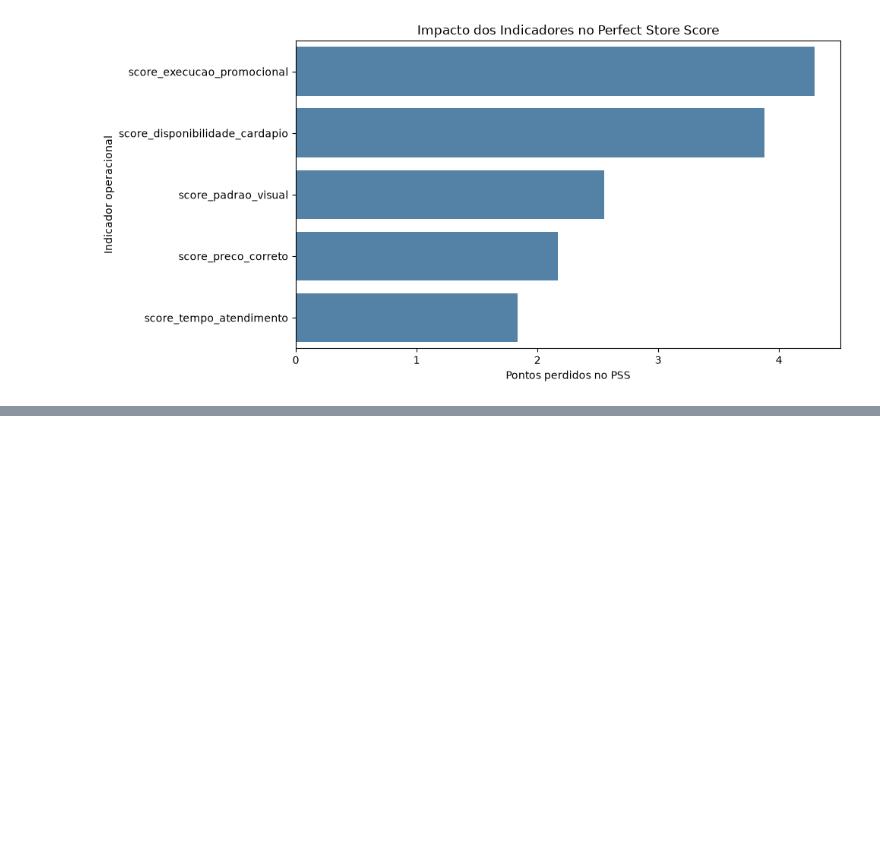
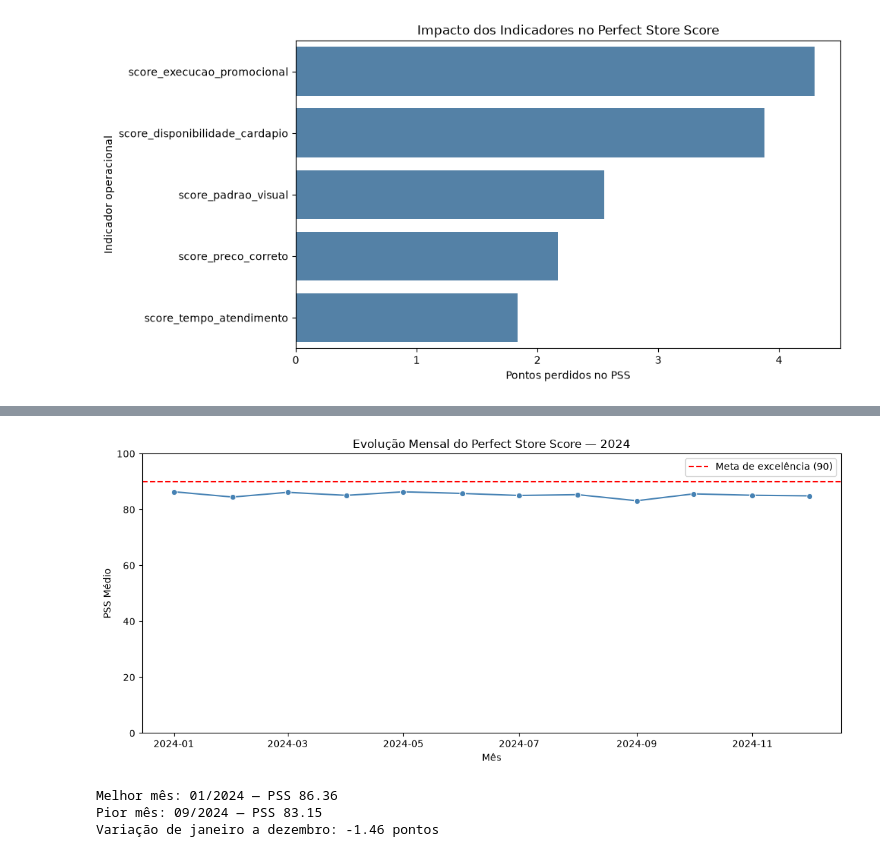
Before and after one commit to DanielDevCC26/perfect-store-analysis, a Jupyter notebook: notebooks/perfect_store_analysis.ipynb, the cells around one changed output, grey strips where cells are left out. Drawn from its saved outputs; the diff is of its cells as text; code cells hidden in the pictures; blank space fills up the shorter version.

```diff
--- a/notebooks/perfect_store_analysis.ipynb
+++ b/notebooks/perfect_store_analysis.ipynb
@@ -374,0 +449,59 @@ plt.show()
+# %%
+# Calcular o PSS médio de cada mês
+evolucao_mensal = df.groupby(
+    "mes_referencia",
+    as_index=False
+).agg(
+    pss_medio=("pss", "mean")
+)
+
+# Criar gráfico de evolução mensal
+plt.figure(figsize=(11, 5))
+
+sns.lineplot(
+    data=evolucao_mensal,
+    x="mes_referencia",
+    y="pss_medio",
+    marker="o",
+    color="steelblue"
+)
+
+# Adicionar linha de referência da meta
+plt.axhline(
+    y=90,
+    color="red",
+    linestyle="--",
+    label="Meta de excelência (90)"
+)
+
+# Configurar títulos e eixos
+plt.title("Evolução Mensal do Perfect Store Score — 2024")
+plt.xlabel("Mês")
+plt.ylabel("PSS Médio")
+plt.ylim(0, 100)
+plt.legend()
+
+# Ajustar o layout e exibir o gráfico
+plt.tight_layout()
+plt.show()
+# %% [output]
+[figure, added]
+# %%
+# Identificar os meses de melhor e pior desempenho
+melhor_mes = evolucao_mensal.loc[evolucao_mensal["pss_medio"].idxmax()]
+pior_mes = evolucao_mensal.loc[evolucao_mensal["pss_medio"].idxmin()]
+
+# Calcular a variação do PSS entre janeiro e dezembro
+variacao_anual = (
+    evolucao_mensal["pss_medio"].iloc[-1]
+    - evolucao_mensal["pss_medio"].iloc[0]
+)
+
+# Exibir os resultados
+print(f"Melhor mês: {melhor_mes['mes_referencia']:%m/%Y} — PSS {melhor_mes['pss_medio']:.2f}")
+print(f"Pior mês: {pior_mes['mes_referencia']:%m/%Y} — PSS {pior_mes['pss_medio']:.2f}")
+print(f"Variação de janeiro a dezembro: {variacao_anual:+.2f} pontos")
+# %% [output]
+Melhor mês: 01/2024 — PSS 86.36
+Pior mês: 09/2024 — PSS 83.15
+Variação de janeiro a dezembro: -1.46 pontos
```
Also changed, not shown: parts of 4 cells of this notebook.
